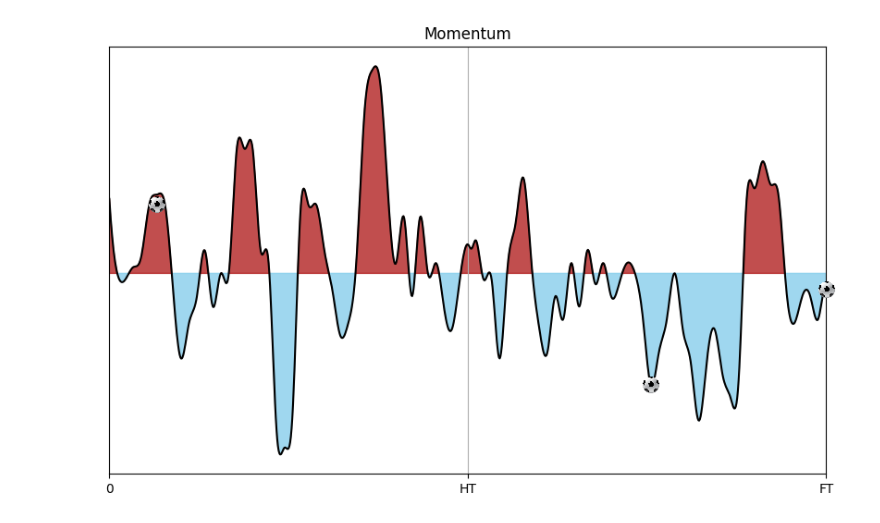
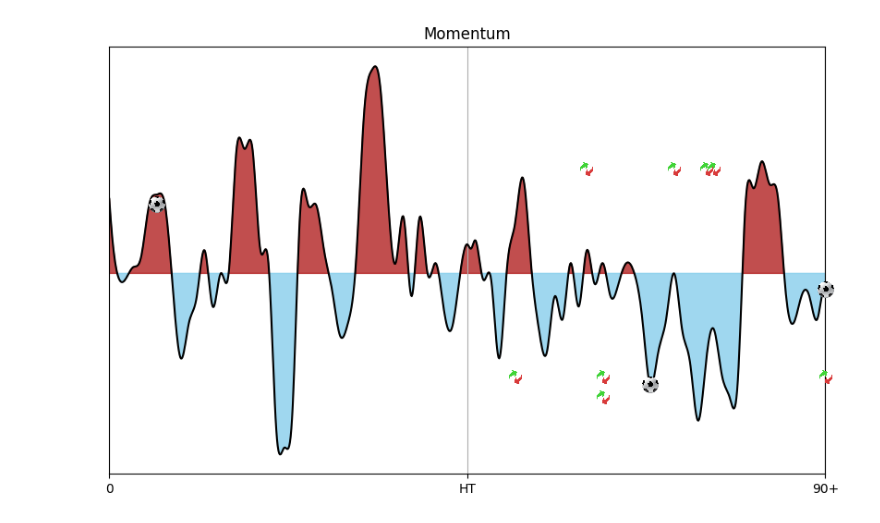
Before and after one commit to Football-Analytics-UCU/Real-Madrid, a Jupyter notebook: src/korotkova/rm_barca_momentum.ipynb, the cells around one changed output. Saved outputs shown, nothing was run; the diff lists cells and outputs as text; code cells hidden in the pictures.

Commit message:
add subs to momentum graph

```diff
--- a/src/korotkova/rm_barca_momentum.ipynb
+++ b/src/korotkova/rm_barca_momentum.ipynb
@@ -4,6 +4,12 @@ import numpy as np
 from scipy.interpolate import interp1d
 from matplotlib.offsetbox import OffsetImage, AnnotationBbox
 from main_data import main_content, data
+from collections import Counter
+import json
+
+
+with open('../../data/whoscored/data.json', 'r') as file:
+    whoscored_data = json.load(file)
 
 
 def print_momentum_data(data: dict):
@@ -16,6 +22,9 @@ def print_momentum_data(data: dict):
 
     interpolation_model = interp1d(
         unique_minutes, unique_values, kind="cubic", fill_value="extrapolate")
+
+    home_subs_y = 50
+    away_subs_y = -50
 
     X_ = np.linspace(0, 90, 1000)
 
@@ -31,41 +40,92 @@ def print_momentum_data(data: dict):
 
     plt.plot(X_, Y_, color='black')
     plt.xlim(0, 90)
-    plt.xticks(np.arange(0, 91, step=45), labels=['0', "HT", "FT"])
+    plt.xticks(np.arange(0, 92, step=45), labels=['0', "HT", "90+"])
     plt.yticks([])
     plt.grid(True, axis='x')
     for minute in goals_minutes:
         ab = AnnotationBbox(
             OffsetImage(image, zoom=0.025), (minute, values[minute]), frameon=False)
+        plt.gca().add_artist(ab)
+
+    for el in subs_minutes:
+        ab = AnnotationBbox(
+            OffsetImage(sub_image, zoom=0.02),
+            (el[0] if el[0] <= data[len(data) - 1]['minute'] else 90, home_subs_y if el[1] ==
+             65 else away_subs_y),
+            frameon=False)
+        plt.gca().add_artist(ab)
+
+    for el in double_subs:
+        home_subs_y = home_subs_y + \
+            10 if el[1] == whoscored_data['matchCentreData']['home']['teamId'] else + 0
+        away_subs_y = away_subs_y - \
+            10 if el[1] == whoscored_data['matchCentreData']['away']['teamId'] else - 0
+        ab = AnnotationBbox(
+            OffsetImage(sub_image, zoom=0.02),
+            (el[0] if el[0] <= data[len(data) - 1]['minute'] else data[len(data) - 1]['minute'], home_subs_y if el[1] ==
+             whoscored_data['matchCentreData']['home']['teamId'] else away_subs_y,),
+            frameon=False)
         plt.gca().add_artist(ab)
 
     plt.title('Momentum')
 
     plt.show()
 
 
 momentum_data = main_content['matchFacts']['momentum']['main']['data']
 
 home_team_goals_data = data['props']['pageProps']['header']['events']['homeTeamGoals']
 away_team_goals_data = data['props']['pageProps']['header']['events']['awayTeamGoals']
 
 goals_minutes = []
 
 # Read an image from a file into an array.
 path = './ball.png'
 image = plt.imread(path)
 
+subs_img_path = './sub.png'
+sub_image = plt.imread(subs_img_path)
+
+
+home_team_subs = list(filter(lambda x: (
+    x['type']['displayName'] == 'SubstitutionOn'
+    and x['teamId'] == whoscored_data['matchCentreData']['home']['teamId']
+), whoscored_data['matchCentreData']['events']))
+
+away_team_subs = list(filter(lambda x: (
+    x['type']['displayName'] == 'SubstitutionOn'
+    and x['teamId'] == whoscored_data['matchCentreData']['away']['teamId']
+), whoscored_data['matchCentreData']['events']))
+
+subs_data = []
 
 # Set goal minute into array
 for goal in home_team_goals_data.values():
     for el in goal:
         goals_minutes.append(el['time'])
 
 for goal in away_team_goals_data.values():
     for el in goal:
         goals_minutes.append(el['time'])
 
+# Set sub minute and id into array
+for sub in home_team_subs:
+    subs_data.append({'minute': sub['minute'], 'team_id': sub['teamId']})
+
+for sub in away_team_subs:
+    subs_data.append({'minute': sub['minute'], 'team_id': sub['teamId']})
+
+
+# Extract minutes and team IDs from the data
+subs_minutes = [(entry['minute'], entry['team_id'])
+                for entry in subs_data]
+
+# Check for double subs
+double_subs = [item for item, count in Counter(
+    subs_minutes).items() if count > 1]
+
 
 print_momentum_data(momentum_data)
 # %% [output]
-[figure, old version]
+[figure, new version]
```
Also changed, not shown: 1 other file.
